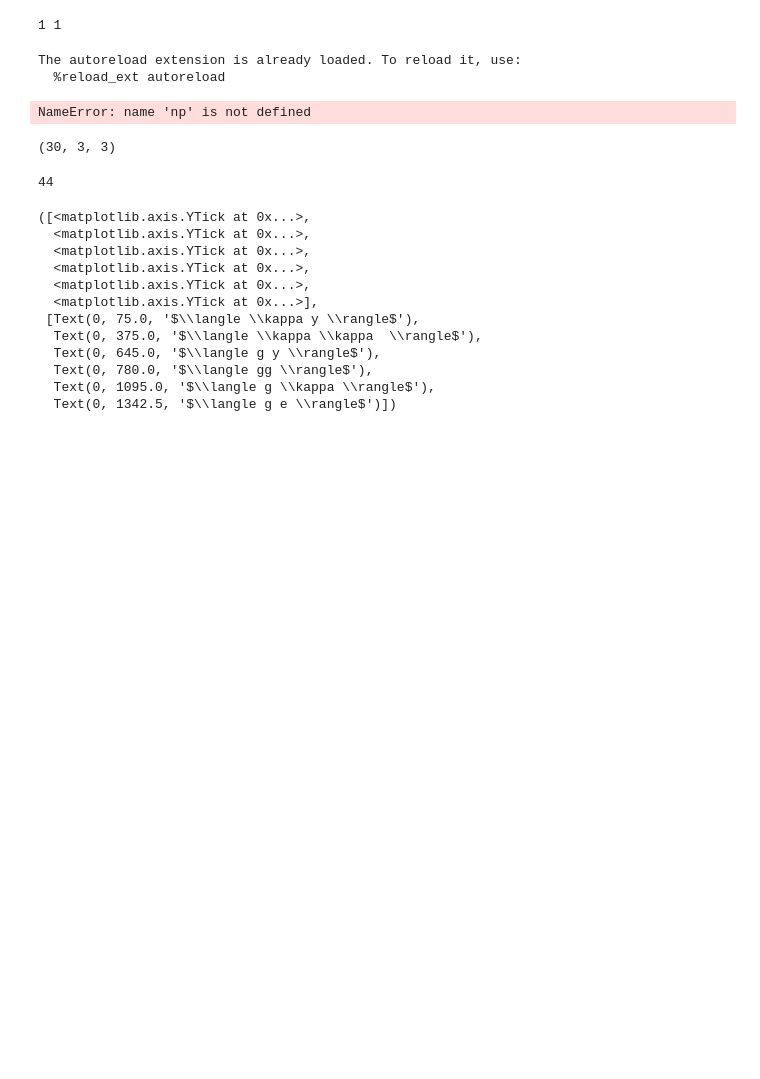
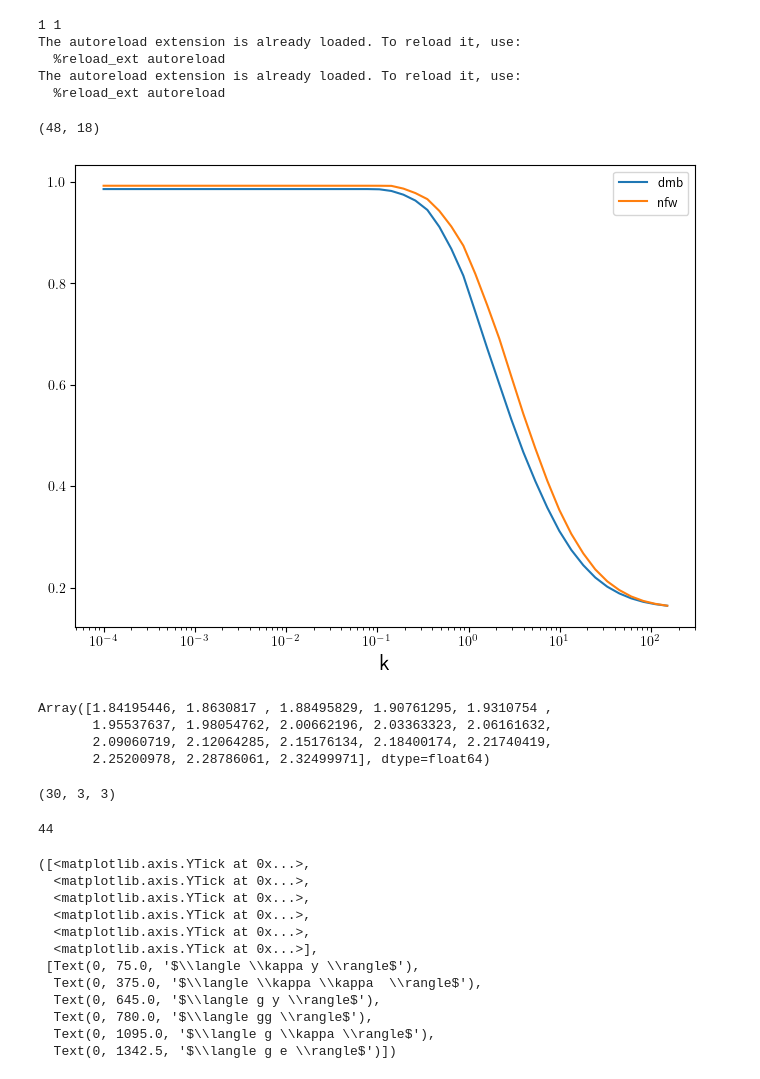
Before and after one commit to shivampcosmo/GODMAX, a Jupyter notebook: notebooks/all_arxiv/test_updated_code.ipynb, the cells around one changed output. Drawn from its saved outputs; the diff is of its cells as text; code cells hidden in the pictures; blank space fills up the shorter version.

```diff
--- a/notebooks/all_arxiv/test_updated_code.ipynb
+++ b/notebooks/all_arxiv/test_updated_code.ipynb
@@ -25,9 +25,9 @@ pl.rcParams['text.usetex'] = False
 %autoreload 2
 import pathlib
 curr_path = pathlib.Path().absolute()
-abs_path_data = os.path.abspath(curr_path / "../data/")
-abs_path_src = os.path.abspath(curr_path / "../src/")
-abs_path_results = os.path.abspath(curr_path / "../results/")
+abs_path_data = os.path.abspath(curr_path / "../../data/")
+abs_path_src = os.path.abspath(curr_path / "../../src/")
+abs_path_results = os.path.abspath(curr_path / "../../results/")
 sys.path.append((curr_path))
 sys.path.append((abs_path_data))
 sys.path.append((abs_path_results))
@@ -53,8 +53,10 @@ pl.rc('text', usetex=True)
 %autoreload 2
 # %% [output]
 1 1
+The autoreload extension is already loaded. To reload it, use:
+  %reload_ext autoreload
+The autoreload extension is already loaded. To reload it, use:
+  %reload_ext autoreload
-The autoreload extension is already loaded. To reload it, use:
-  %reload_ext autoreload
 # %%
 import yaml
 
@@ -133,8 +135,6 @@ analysis_dict['dl_array_survey'] = jnp.array(dl_array)
 analysis_dict['yy_noise_ell_fname'] = os.path.abspath(abs_path_data + '/pge/Noise_fid_yy_beamed_1p4arcmin.txt')
 Ngals_bins = 3.33*np.array([506905, 771875, 859824])
 analysis_dict['nbar_lens_bins'] = Ngals_bins/(analysis_dict['fsky_gg']*41253*(60**2))
-# %% [output]
-NameError: name 'np' is not defined
 # %%
 from base_class import base_class
 from get_radial_profiles import Profiles
@@ -152,3 +152,25 @@ cov_test = get_cov(sim_params_dict, halo_params_dict, analysis_dict, other_param
+# %%
+Pkz_test.bm_dmb_kz_mat.shape
+# %% [output]
+(48, 18)
+# %%
+pl.figure(figsize=(8,6))
+pl.plot(Pkz_test.kPk_array, Pkz_test.bm_dmb_kz_mat[:,0], label='dmb')
+pl.plot(Pkz_test.kPk_array, Pkz_test.bm_nfw_kz_mat[:,0], label='nfw')
+pl.legend()
+# pl.yscale('log')
+pl.xlabel('k', fontsize=16)
+
+pl.xscale('log')
+# %% [output]
+[figure, added]
+# %%
+profiles_test.Mtot_mat[10,:]/profiles_test.M_array
+# %% [output]
+Array([1.84195446, 1.8630817 , 1.88495829, 1.90761295, 1.9310754 ,
+       1.95537637, 1.98054762, 2.00662196, 2.03363323, 2.06161632,
+       2.09060719, 2.12064285, 2.15176134, 2.18400174, 2.21740419,
+       2.25200978, 2.28786061, 2.32499971], dtype=float64)
 # %%
 # sim_params_dict1, halo_params_dict1, analysis_dict1, other_params_dict1 = sim_params_dict, halo_params_dict, analysis_dict, other_params_dict
 # %%
```
Also changed, not shown: parts of 1 cell of this notebook, 3 other files.
